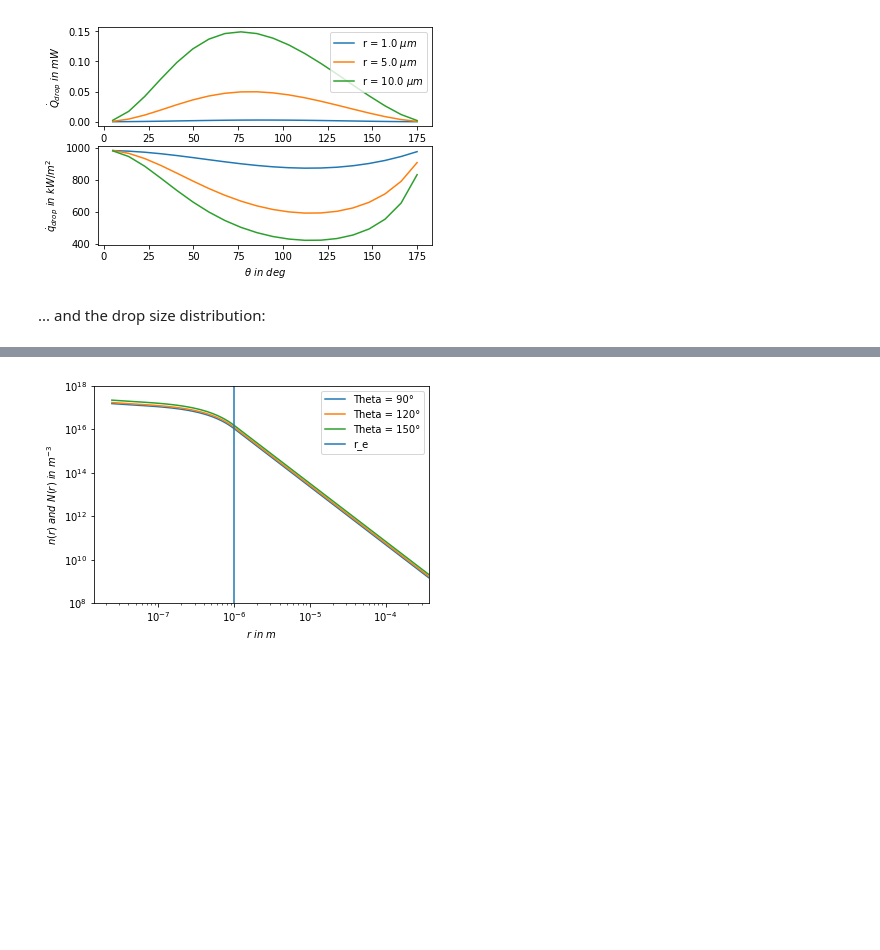
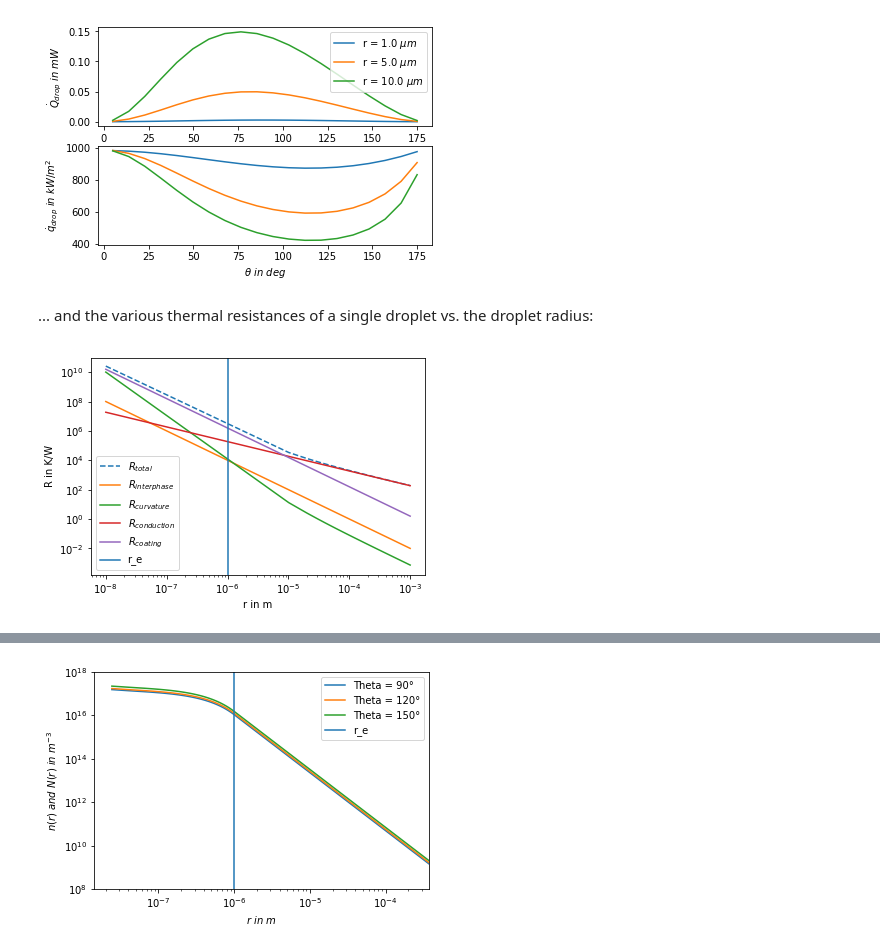
Before and after one commit to JSablowski/DWCmod, a Jupyter notebook: DWCmod.ipynb, the cells around one changed output, grey strips where cells are left out. Cells and saved outputs as stored; diff of their text form; code cells hidden in the pictures; blank space fills up the shorter version.

Commit message:
added functions to calculate the thermal resistances of a single drop, eddited jupyter notebook for clearity

```diff
--- a/DWCmod.ipynb
+++ b/DWCmod.ipynb
@@ -40,5 +46,9 @@ You can also plot the rate of heat flow and the heat flux through a single dropl
 fig = DWC.plot_qdrop_theta_r(inputParameters, radii = [0.000001, 0.000005, 0.000010])
 # %% [output]
 [figure]
-# %% [markdown]
-... and the drop size distribution:
+# %% [markdown]
+... and the various thermal resistances of a single droplet vs. the droplet radius:
+# %%
+fig = DWC.plot_Rdrop(inputParameters)
+# %% [output]
+[figure, added]
```
Also changed, not shown: parts of 9 cells of this notebook, 2 other files.
